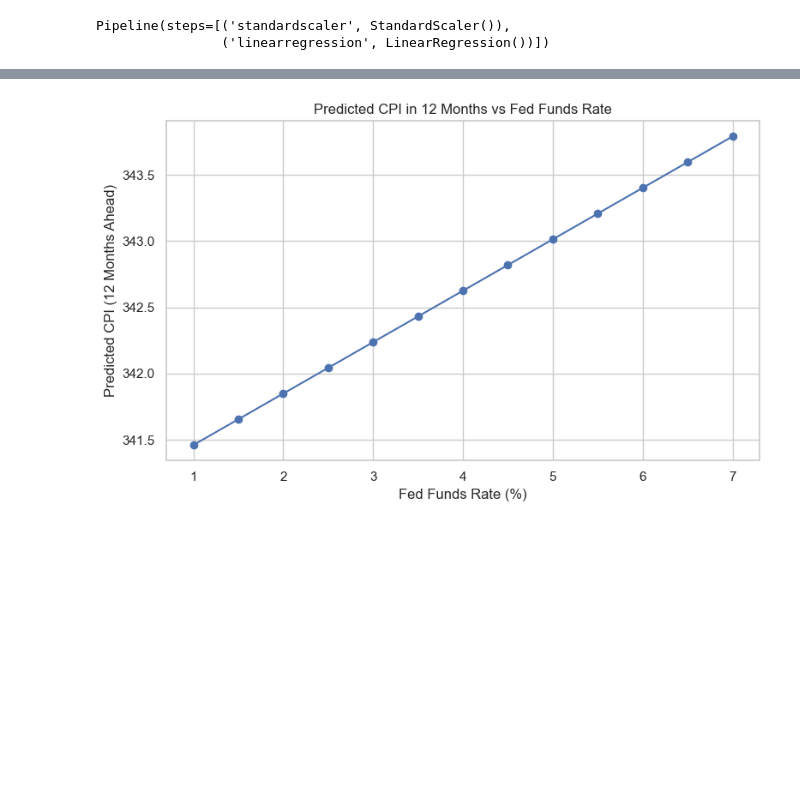
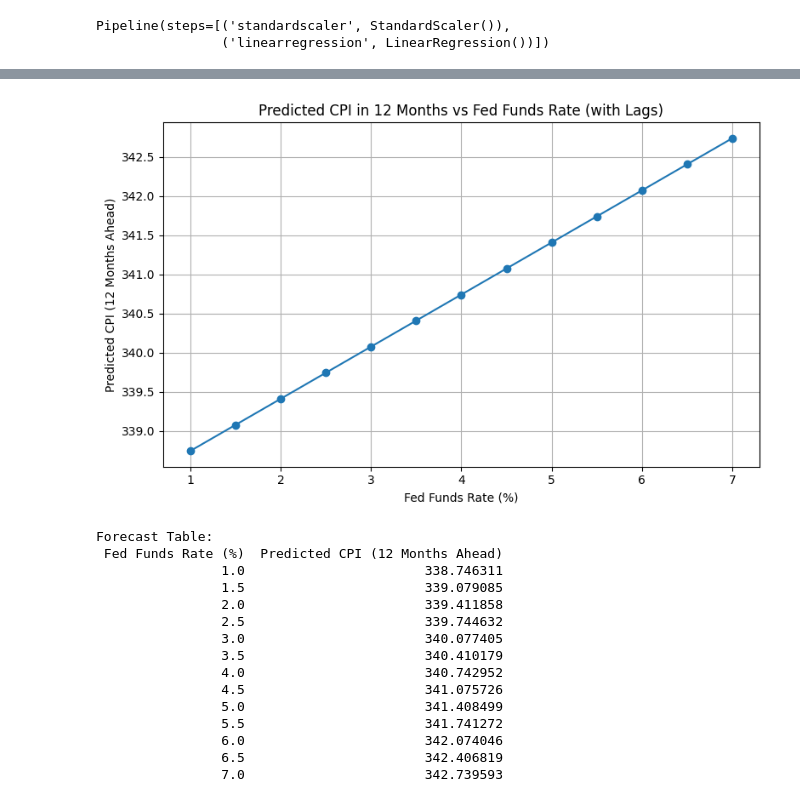
Before and after one commit to stephenliao08/CapstoneProject2, a Jupyter notebook: Capstone Project 2 (Final).ipynb, the cells around one changed output, grey strips where cells are left out. Saved outputs shown, nothing was run; the diff lists cells and outputs as text; code cells hidden in the pictures; blank space fills up the shorter version.

```diff
--- a/Capstone Project 2 (Final).ipynb
+++ b/Capstone Project 2 (Final).ipynb
@@ -326,39 +410,73 @@ initial_cpi = data['CPI'].dropna().iloc[-1]
 m2 = data['M2_Money_Supply'].iloc[-1]
 treasury_yield = data['10Y_Treasury_Yield'].iloc[-1]
 
+# Get last 7 months of Fed_Funds_Factor history
+fed_factor_history_full = list(data['Fed_Funds_Factor'].dropna().iloc[-7:].values)
+
 # Store final CPI forecasts
 predicted_cpi_12mo = []
 
 for rate in rates:
     fed_factor = (rate / 100) + 1
+    fed_factor_history = fed_factor_history_full.copy()  # fresh copy per simulation
     cpi_lag1 = initial_cpi
     m2_lag1 = m2
     forecast_cpi = []
 
     for _ in range(forecast_horizon):
         input_df = pd.DataFrame([{
-            'Fed_Funds_Factor': fed_factor,
-            'FedFundsFactor_lag1': fed_factor,
+            'Fed_Funds_Factor': fed_factor_history[-1],
+            'FedFundsFactor_lag1': fed_factor_history[-2],
+            'FedFundsFactor_lag3': fed_factor_history[-4],
+            'FedFundsFactor_lag6': fed_factor_history[-7],
             'M2_Money_Supply': m2,
             'M2_lag1': m2_lag1,
             '10Y_Treasury_Yield': treasury_yield,
             'CPI_lag1': cpi_lag1
         }])
 
         pred_cpi = model_1mo.predict(input_df)[0]
         forecast_cpi.append(pred_cpi)
-        cpi_lag1 = pred_cpi  # update for next iteration
 
-    predicted_cpi_12mo.append(forecast_cpi[-1])  # store final forecasted CPI
+        # Update lags for next iteration
+        fed_factor_history.append(fed_factor)
+        cpi_lag1 = pred_cpi
+        m2_lag1 = m2
+
+    predicted_cpi_12mo.append(forecast_cpi[-1])
 
 # --- Plotting ---
 plt.figure(figsize=(8, 5))
 plt.plot(rates, predicted_cpi_12mo, marker='o')
-plt.title("Predicted CPI in 12 Months vs Fed Funds Rate")
+plt.title("Predicted CPI in 12 Months vs Fed Funds Rate (with Lags)")
 plt.xlabel("Fed Funds Rate (%)")
 plt.ylabel("Predicted CPI (12 Months Ahead)")
 plt.grid(True)
 plt.tight_layout()
 plt.show()
+
+# --- Forecast Table ---
+forecast_table = pd.DataFrame({
+    'Fed Funds Rate (%)': rates,
+    'Predicted CPI (12 Months Ahead)': predicted_cpi_12mo
+})
+
+print("\nForecast Table:")
+print(forecast_table.to_string(index=False))
 # %% [output]
-[figure, old version]
+[figure, new version]
+Forecast Table:
+ Fed Funds Rate (%)  Predicted CPI (12 Months Ahead)
+                1.0                       338.746311
+                1.5                       339.079085
+                2.0                       339.411858
+                2.5                       339.744632
+                3.0                       340.077405
+                3.5                       340.410179
+                4.0                       340.742952
+                4.5                       341.075726
+                5.0                       341.408499
+                5.5                       341.741272
+                6.0                       342.074046
+                6.5                       342.406819
+                7.0                       342.739593
```
Also changed, not shown: parts of 35 cells of this notebook, 2 other files.
